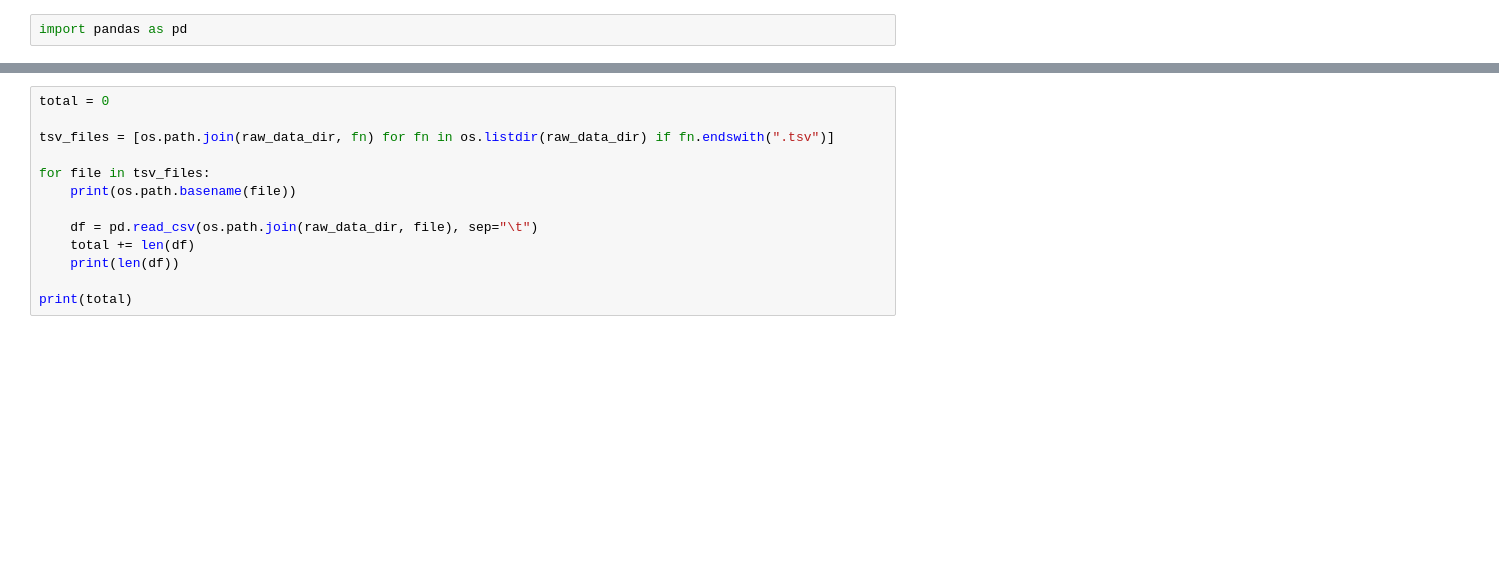
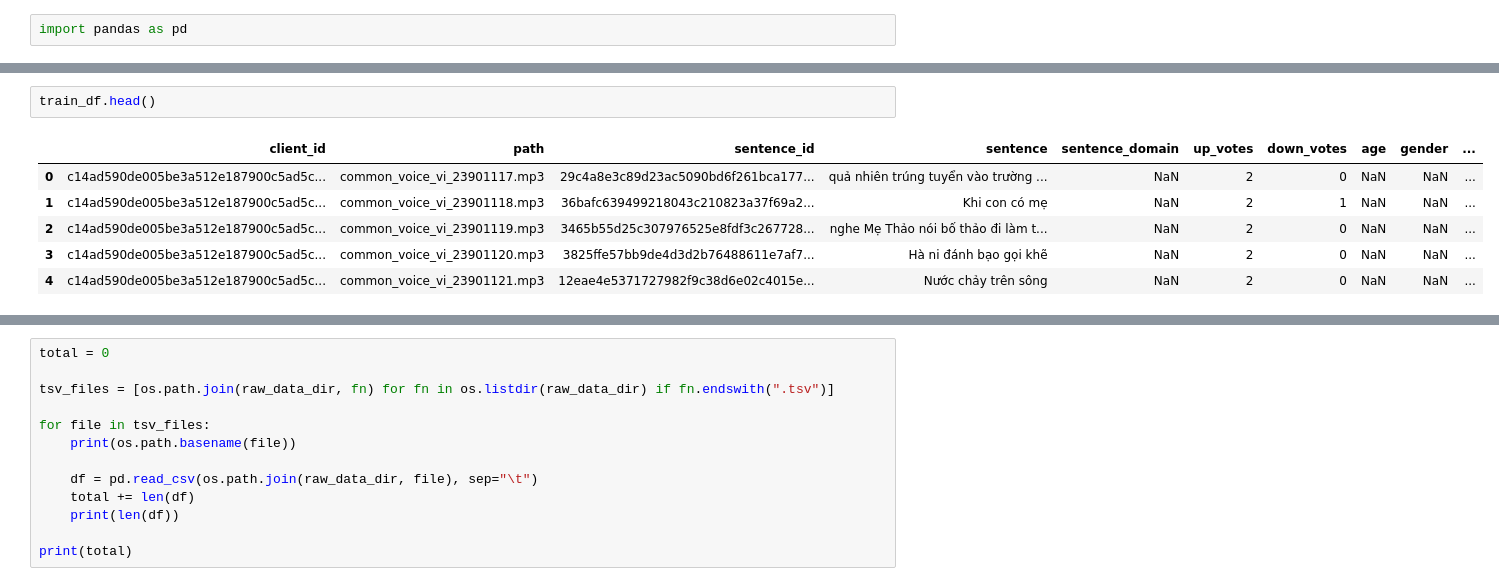
Before and after one commit to namwasinyourheart/asr_ft, a Jupyter notebook: notebooks/explore_data_commonvoice22vi.ipynb, the cells around one changed output, grey strips where cells are left out. Drawn from its saved outputs; the diff is of its cells as text; blank space fills up the shorter version.

```diff
--- a/notebooks/explore_data_commonvoice22vi.ipynb
+++ b/notebooks/explore_data_commonvoice22vi.ipynb
@@ -40,0 +305,9 @@ pd.read_csv(os.path.join(raw_data_dir, "clip_durations.tsv"), sep="\t")
+# %%
+train_df.head()
+# %% [output]
+|  | client_id | path | sentence_id | sentence | sentence_domain | up_votes | down_votes | age | gender | ... |
+| 0 | c14ad590de005be3a512e187900c5ad5c... | common_voice_vi_23901117.mp3 | 29c4a8e3c89d23ac5090bd6f261bca177... | quả nhiên trúng tuyển vào trường ... | NaN | 2 | 0 | NaN | NaN | ... |
+| 1 | c14ad590de005be3a512e187900c5ad5c... | common_voice_vi_23901118.mp3 | 36bafc639499218043c210823a37f69a2... | Khi con có mẹ | NaN | 2 | 1 | NaN | NaN | ... |
+| 2 | c14ad590de005be3a512e187900c5ad5c... | common_voice_vi_23901119.mp3 | 3465b55d25c307976525e8fdf3c267728... | nghe Mẹ Thảo nói bố thảo đi làm t... | NaN | 2 | 0 | NaN | NaN | ... |
+| 3 | c14ad590de005be3a512e187900c5ad5c... | common_voice_vi_23901120.mp3 | 3825ffe57bb9de4d3d2b76488611e7af7... | Hà ni đánh bạo gọi khẽ | NaN | 2 | 0 | NaN | NaN | ... |
+| 4 | c14ad590de005be3a512e187900c5ad5c... | common_voice_vi_23901121.mp3 | 12eae4e5371727982f9c38d6e02c4015e... | Nước chảy trên sông | NaN | 2 | 0 | NaN | NaN | ... |
```
Also changed, not shown: parts of 63 cells of this notebook.
